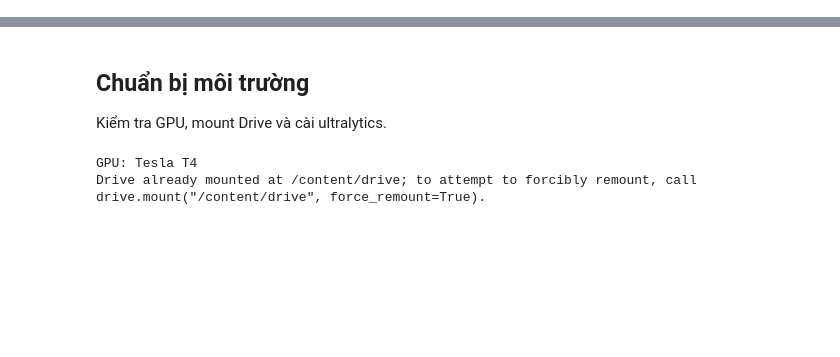
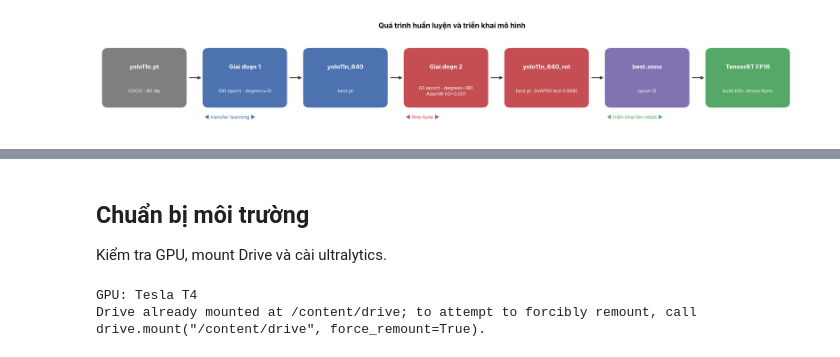
Before and after one commit to JulianNguyen05/xiangqi-sorting-jetmax, a Jupyter notebook: training/train_yolo11.ipynb, the cells around one changed output, grey strips where cells are left out. Drawn from its saved outputs; the diff is of its cells as text; code cells hidden in the pictures; blank space fills up the shorter version.

```diff
--- a/training/train_yolo11.ipynb
+++ b/training/train_yolo11.ipynb
@@ -2,0 +91,30 @@
+# %%
+# ── Sơ đồ quá trình huấn luyện và triển khai (chỉ để minh hoạ)
+import matplotlib.pyplot as plt
+from matplotlib.patches import FancyBboxPatch
+
+nodes = [
+    ('yolo11n.pt', 'COCO · 80 lớp', '#7F7F7F'),
+    ('Giai đoạn 1', '100 epoch · degrees=10', '#4C72B0'),
+    ('yolo11n_640', 'best.pt', '#4C72B0'),
+    ('Giai đoạn 2', '60 epoch · degrees=180\nAdamW lr0=0.001', '#C44E52'),
+    ('yolo11n_640_rot', 'best.pt  (mAP50 test 0.968)', '#C44E52'),
+    ('best.onnx', 'opset 12', '#8172B2'),
+    ('TensorRT FP16', 'build trên Jetson Nano', '#55A868'),
+]
+fig, ax = plt.subplots(figsize=(18, 3))
+ax.set_xlim(0, len(nodes) * 2.5); ax.set_ylim(0, 2.6); ax.axis('off')
+for i, (t, s, c) in enumerate(nodes):
+    x = i * 2.5 + 0.1
+    ax.add_patch(FancyBboxPatch((x, 0.6), 2.0, 1.5, boxstyle='round,pad=0.05,rounding_size=0.15', fc=c, ec='none'))
+    ax.text(x + 1.0, 1.65, t, ha='center', va='center', color='white', fontsize=11, fontweight='bold')
+    ax.text(x + 1.0, 1.0, s, ha='center', va='center', color='white', fontsize=8.5)
+    if i < len(nodes) - 1:
+        ax.annotate('', xy=(x + 2.45, 1.35), xytext=(x + 2.1, 1.35), arrowprops=dict(arrowstyle='-|>', lw=2, color='#444'))
+ax.text(0.1 + 2.5 * 1, 0.25, '◄ transfer learning ►', fontsize=9, color='#4C72B0')
+ax.text(0.1 + 2.5 * 3, 0.25, '◄ fine-tune ►', fontsize=9, color='#C44E52')
+ax.text(0.1 + 2.5 * 5, 0.25, '◄ triển khai lên robot ►', fontsize=9, color='#55A868')
+ax.set_title('Quá trình huấn luyện và triển khai mô hình', fontsize=13, fontweight='bold')
+plt.tight_layout(); plt.show()
+# %% [output]
+[figure, added]
```
Also changed, not shown: parts of 54 cells of this notebook, 4 other files.
